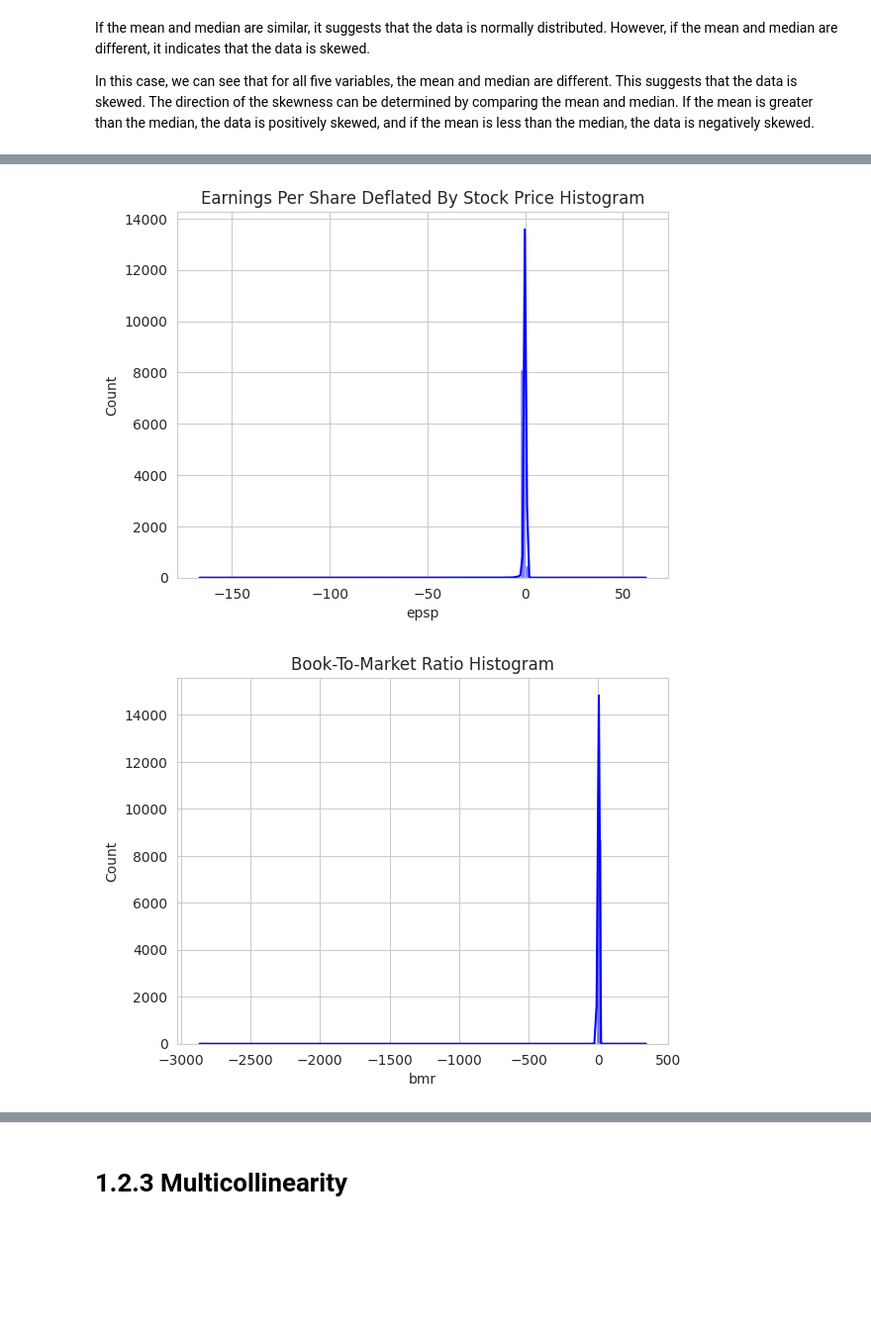
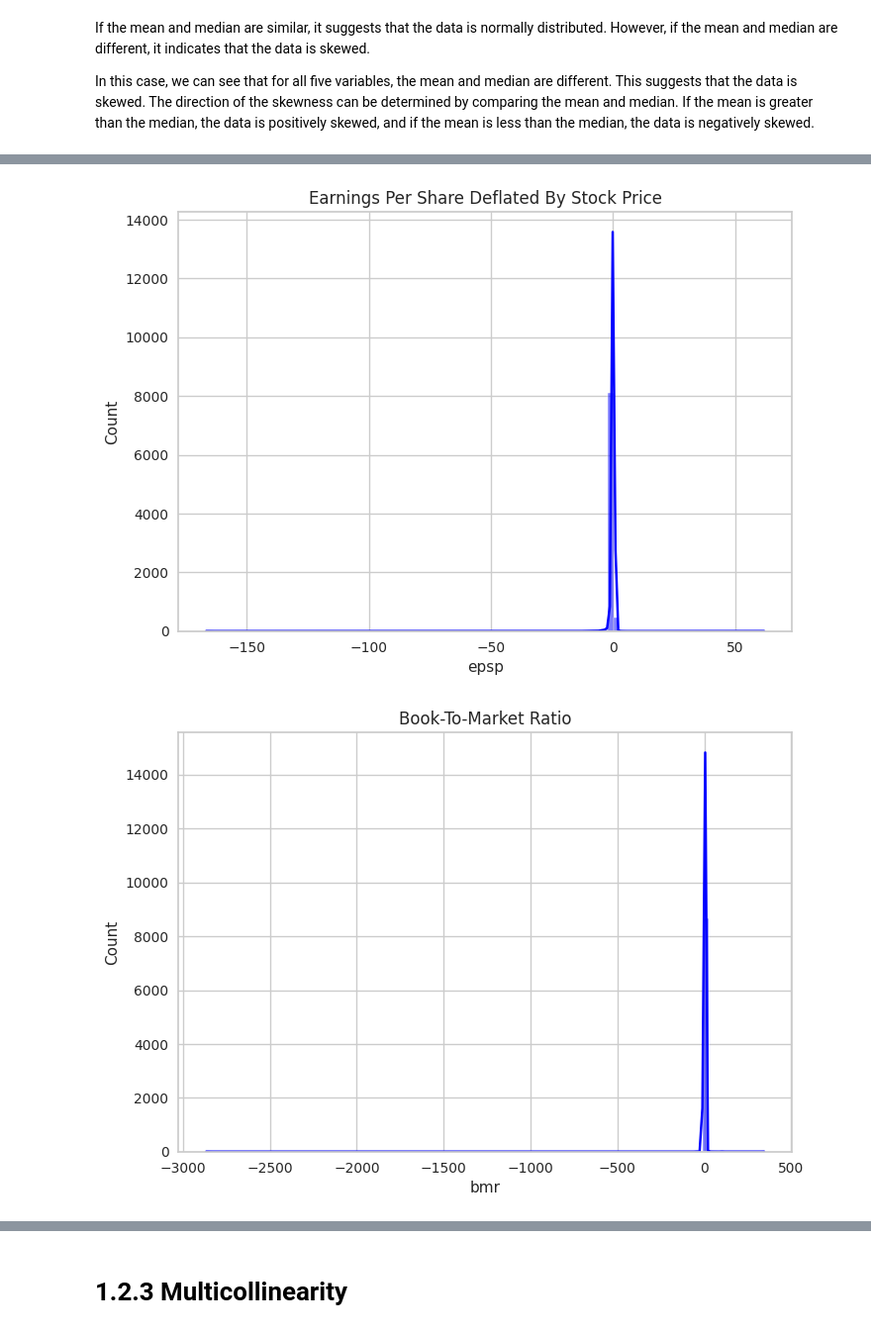
Before and after one commit to Jaime-prog/Statistics_Data_Science_TC3006C, a Jupyter notebook: Módulo 5 Preprocesamiento de datos multivariados o de una serie temporal (Portafolio Implementación)/Statistics_Module2.ipynb, the cells around one changed output, grey strips where cells are left out. Shown at 99% size. Cells and saved outputs as stored; diff of their text form; code cells hidden in the pictures; blank space fills up the shorter version.

```diff
--- a/Módulo 5 Preprocesamiento de datos multivariados o de una serie temporal (Portafolio Implementación)/Statistics_Module2.ipynb
+++ b/Módulo 5 Preprocesamiento de datos multivariados o de una serie temporal (Portafolio Implementación)/Statistics_Module2.ipynb
@@ -1048,20 +1050,20 @@ plt.show()
 # %%
 import seaborn as sns
 import matplotlib.pyplot as plt
 
 # Set the style
 sns.set_style("whitegrid")
 
 # Create the histogram plot
 sns.histplot(datam['epsp'], bins=100, kde=True, color='blue')
 
 # Set the title
-plt.title('Earnings Per Share Deflated By Stock Price Histogram')
+plt.title('Earnings Per Share Deflated By Stock Price')
 
 # Display the plot
 plt.show()
 # %% [output]
-[figure, old version]
+[figure, new version]
 # %%
 import seaborn as sns
 import matplotlib.pyplot as plt
@@ -1073,12 +1075,12 @@ sns.set_style("whitegrid")
 sns.histplot(datam['bmr'], bins=100, kde=True, color='blue')
 
 # Set the title
-plt.title('Book-To-Market Ratio Histogram')
+plt.title('Book-To-Market Ratio')
 
 # Display the plot
 plt.show()
 # %% [output]
-[figure, old version]
+[figure, new version]
 # %%
 # Set the style
 sns.set_style("whitegrid")
```
Also changed, not shown: parts of 19 cells of this notebook.
